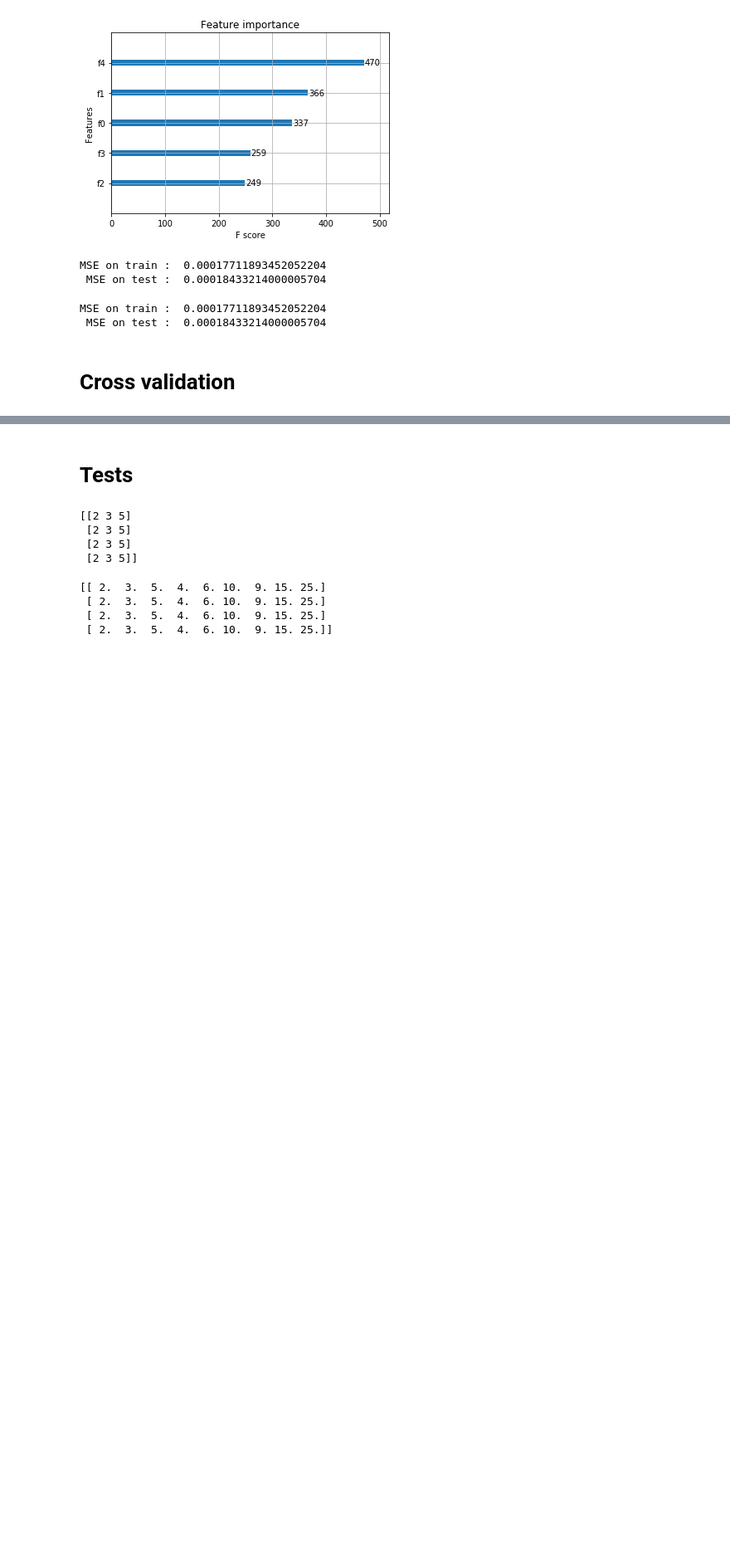
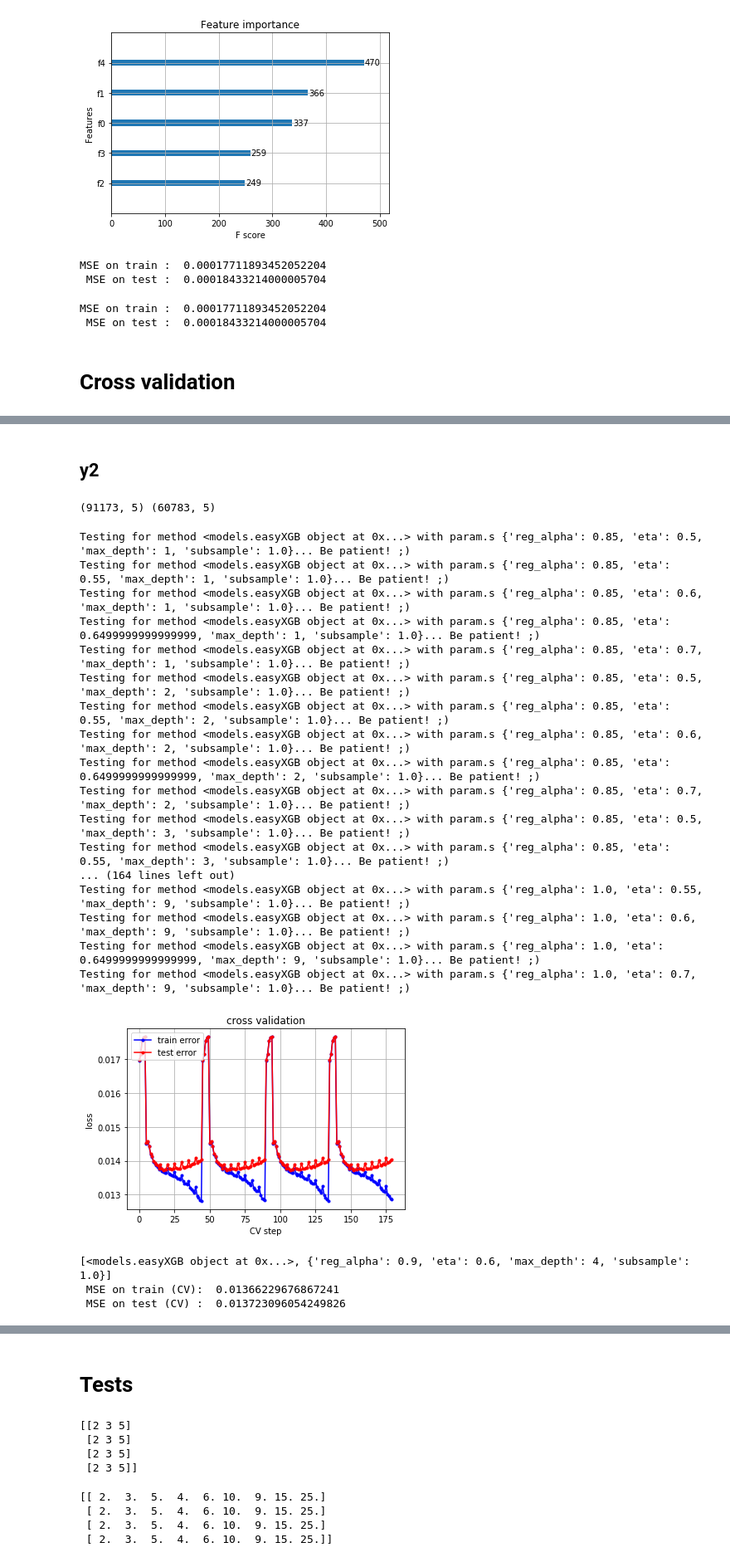
Before and after one commit to WilliamCappelletti/ML_CS433_project2, a Jupyter notebook: src/William_Notebook.ipynb, the cells around one changed output, grey strips where cells are left out. Shown at 83% size. Saved outputs shown, nothing was run; the diff lists cells and outputs as text; code cells hidden in the pictures; blank space fills up the shorter version.

```diff
--- a/src/William_Notebook.ipynb
+++ b/src/William_Notebook.ipynb
@@ -311,0 +320,36 @@ MSE on train :  0.00017315082154356677
+# %% [markdown]
+## y2
+# %%
+X_train, X_test, y2_train, y2_test = train_test_split(X, y2, test_size=0.4)
+print(X_train.shape, X_test.shape)
+y2_train, y2_test = y2_train.values, y2_test.values
+# %% [output]
+(91173, 5) (60783, 5)
+# %%
+loss_tr, loss_te, method = multi_cross_validation(X_train, y2_train,
+                                                  methods=methods, k_fold=7, seed=np.random.randint(1000))
+# %% [output]
+Testing for method <models.easyXGB object at 0x...> with param.s {'reg_alpha': 0.85, 'eta': 0.5, 'max_depth': 1, 'subsample': 1.0}... Be patient! ;)
+Testing for method <models.easyXGB object at 0x...> with param.s {'reg_alpha': 0.85, 'eta': 0.55, 'max_depth': 1, 'subsample': 1.0}... Be patient! ;)
+Testing for method <models.easyXGB object at 0x...> with param.s {'reg_alpha': 0.85, 'eta': 0.6, 'max_depth': 1, 'subsample': 1.0}... Be patient! ;)
+Testing for method <models.easyXGB object at 0x...> with param.s {'reg_alpha': 0.85, 'eta': 0.6499999999999999, 'max_depth': 1, 'subsample': 1.0}... Be patient! ;)
+Testing for method <models.easyXGB object at 0x...> with param.s {'reg_alpha': 0.85, 'eta': 0.7, 'max_depth': 1, 'subsample': 1.0}... Be patient! ;)
+Testing for method <models.easyXGB object at 0x...> with param.s {'reg_alpha': 0.85, 'eta': 0.5, 'max_depth': 2, 'subsample': 1.0}... Be patient! ;)
+Testing for method <models.easyXGB object at 0x...> with param.s {'reg_alpha': 0.85, 'eta': 0.55, 'max_depth': 2, 'subsample': 1.0}... Be patient! ;)
+Testing for method <models.easyXGB object at 0x...> with param.s {'reg_alpha': 0.85, 'eta': 0.6, 'max_depth': 2, 'subsample': 1.0}... Be patient! ;)
+Testing for method <models.easyXGB object at 0x...> with param.s {'reg_alpha': 0.85, 'eta': 0.6499999999999999, 'max_depth': 2, 'subsample': 1.0}... Be patient! ;)
+Testing for method <models.easyXGB object at 0x...> with param.s {'reg_alpha': 0.85, 'eta': 0.7, 'max_depth': 2, 'subsample': 1.0}... Be patient! ;)
+Testing for method <models.easyXGB object at 0x...> with param.s {'reg_alpha': 0.85, 'eta': 0.5, 'max_depth': 3, 'subsample': 1.0}... Be patient! ;)
+Testing for method <models.easyXGB object at 0x...> with param.s {'reg_alpha': 0.85, 'eta': 0.55, 'max_depth': 3, 'subsample': 1.0}... Be patient! ;)
+... (164 lines left out)
+Testing for method <models.easyXGB object at 0x...> with param.s {'reg_alpha': 1.0, 'eta': 0.55, 'max_depth': 9, 'subsample': 1.0}... Be patient! ;)
+Testing for method <models.easyXGB object at 0x...> with param.s {'reg_alpha': 1.0, 'eta': 0.6, 'max_depth': 9, 'subsample': 1.0}... Be patient! ;)
+Testing for method <models.easyXGB object at 0x...> with param.s {'reg_alpha': 1.0, 'eta': 0.6499999999999999, 'max_depth': 9, 'subsample': 1.0}... Be patient! ;)
+Testing for method <models.easyXGB object at 0x...> with param.s {'reg_alpha': 1.0, 'eta': 0.7, 'max_depth': 9, 'subsample': 1.0}... Be patient! ;)
+[figure, added]
+# %%
+print(method, '\n MSE on train (CV): ', loss_tr, '\n MSE on test (CV) : ', loss_te)
+# %% [output]
+[<models.easyXGB object at 0x...>, {'reg_alpha': 0.9, 'eta': 0.6, 'max_depth': 4, 'subsample': 1.0}]
+ MSE on train (CV):  0.01366229676867241
+ MSE on test (CV) :  0.013723096054249826
```
Also changed, not shown: parts of 21 cells of this notebook, 1 other file.
